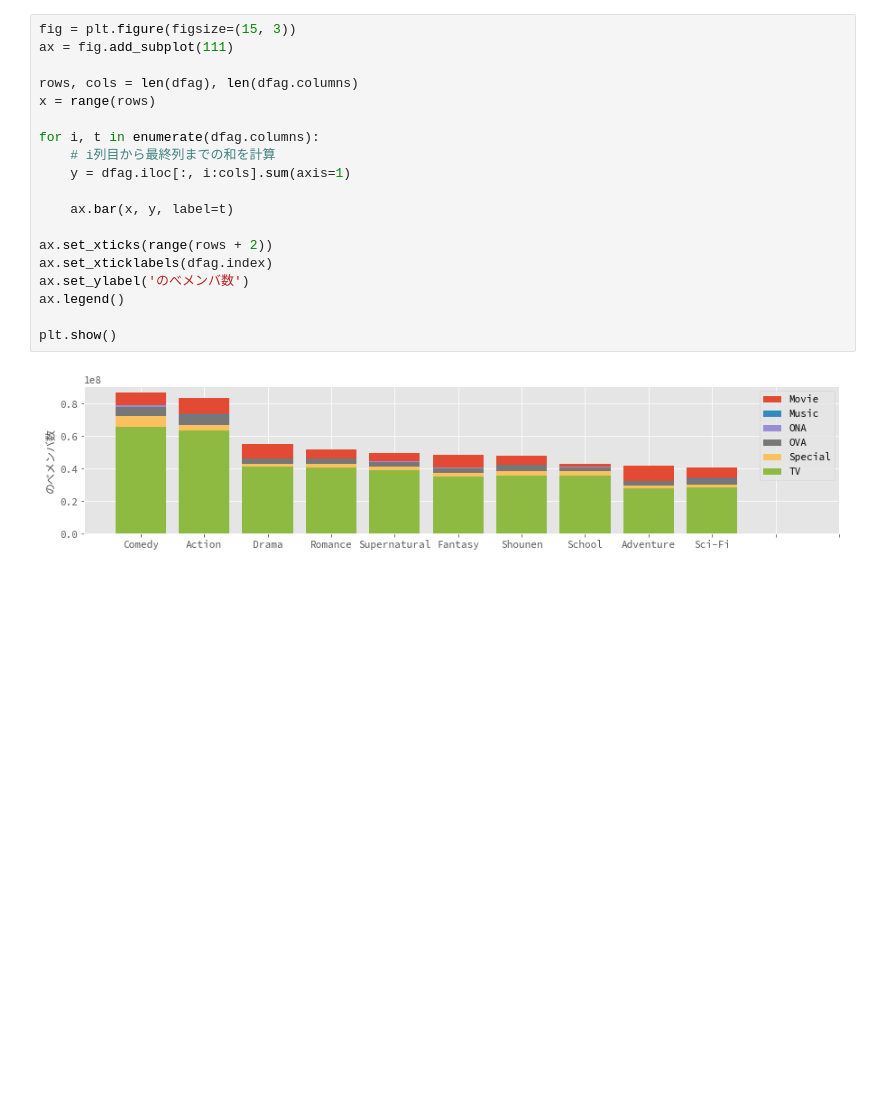
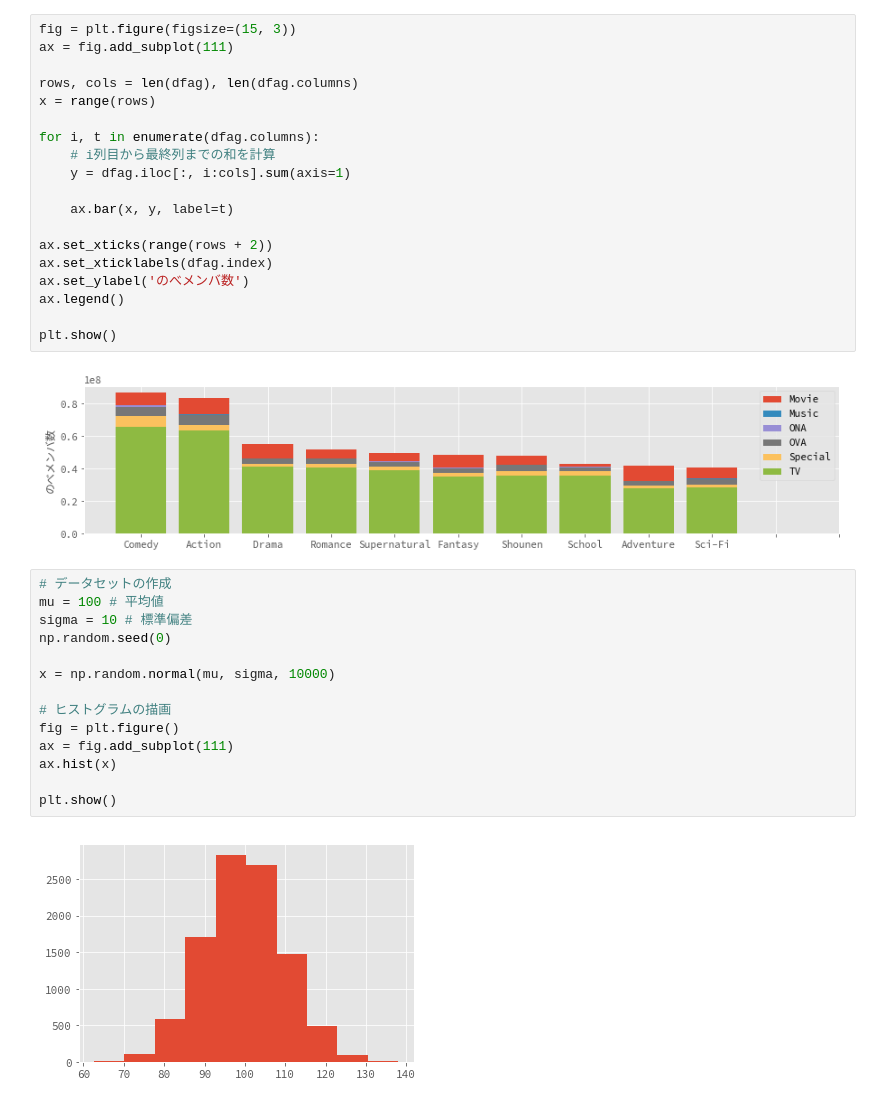
Before and after one commit to kaneshirok/jupyter_practice, a Jupyter notebook: four_chapter.ipynb, the cells around one changed output. Drawn from its saved outputs; the diff is of its cells as text; blank space fills up the shorter version.

```diff
--- a/four_chapter.ipynb
+++ b/four_chapter.ipynb
@@ -510,3 +510,19 @@ ax.legend()
 plt.show()
 # %% [output]
 [figure]
+# %%
+# データセットの作成
+mu = 100 # 平均値
+sigma = 10 # 標準偏差
+np.random.seed(0)
+
+x = np.random.normal(mu, sigma, 10000)
+
+# ヒストグラムの描画
+fig = plt.figure()
+ax = fig.add_subplot(111)
+ax.hist(x)
+
+plt.show()
+# %% [output]
+[figure, added]
```
Also changed, not shown: parts of 29 cells of this notebook, 1 other file.
